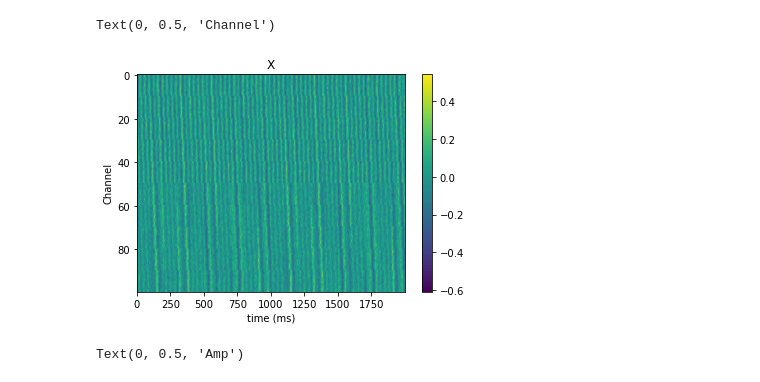
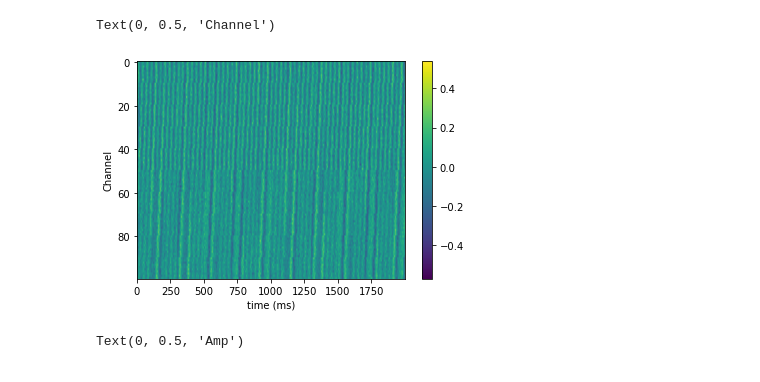
Before and after one commit to learning-2-learn/nsdmd, a Jupyter notebook: examples/freq_coupling_demo.ipynb, the cells around one changed output. Cells and saved outputs as stored; diff of their text form; code cells hidden in the pictures.

```diff
--- a/examples/freq_coupling_demo.ipynb
+++ b/examples/freq_coupling_demo.ipynb
@@ -31,12 +31,11 @@ t = np.arange(x.shape[1]) * t_step
 # %%
 plt.imshow(x, aspect='auto')
 plt.colorbar()
-plt.title('X')
 plt.xlabel('time (ms)')
 plt.ylabel('Channel')
 # %% [output]
 Text(0, 0.5, 'Channel')
-[figure, old version]
+[figure, new version]
 # %%
 plt.plot(np.mean(F1_true, axis=0), label='5 Hz Coupling to '+str(f1)+' Hz')
 plt.plot(np.mean(F2_true, axis=0), label='No Coupling to '+str(f2)+' Hz')
```
Also changed, not shown: parts of 8 cells of this notebook, 5 other files.
